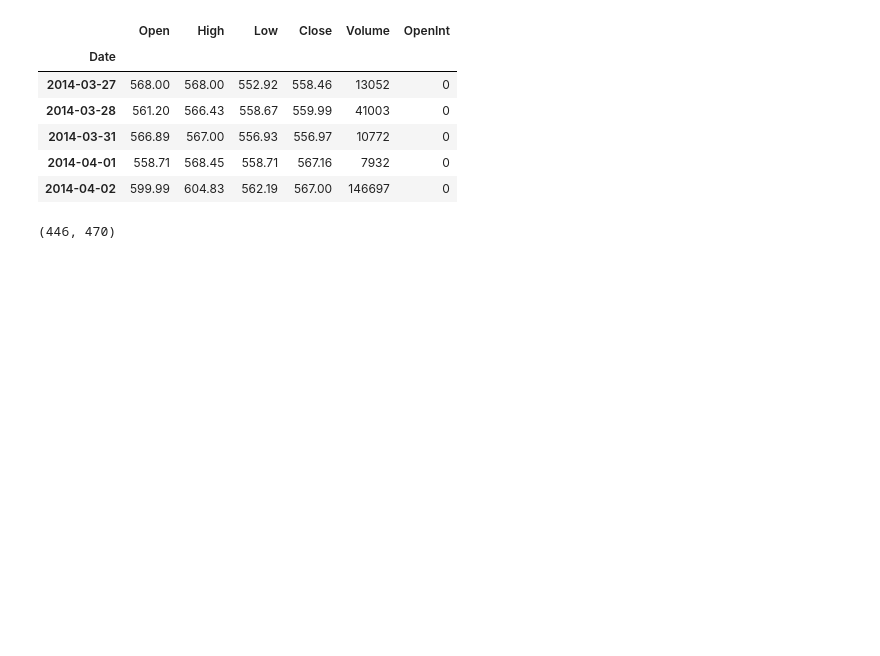
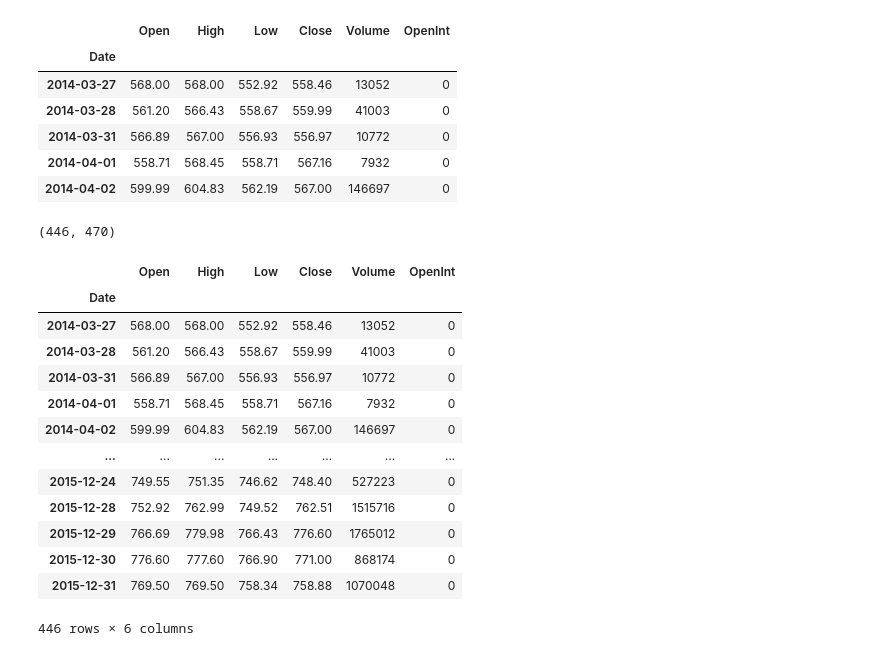
Before and after one commit to kkh9198/Kaggle-Study, a Jupyter notebook: Deep Reinforcement Learning on Stock Data/Deep Reinforcement Learning on Stock Data.ipynb, the cells around one changed output. Drawn from its saved outputs; the diff is of its cells as text; code cells hidden in the pictures; blank space fills up the shorter version.

```diff
--- a/Deep Reinforcement Learning on Stock Data/Deep Reinforcement Learning on Stock Data.ipynb
+++ b/Deep Reinforcement Learning on Stock Data/Deep Reinforcement Learning on Stock Data.ipynb
@@ -68,6 +68,23 @@ test=data[date_split:]
 len(train), len(test)
 # %% [output]
 (446, 470)
+# %%
+train
+# %% [output]
+|  | Open | High | Low | Close | Volume | OpenInt |
+| Date |  |  |  |  |  |  |
+| 2014-03-27 | 568.00 | 568.00 | 552.92 | 558.46 | 13052 | 0 |
+| 2014-03-28 | 561.20 | 566.43 | 558.67 | 559.99 | 41003 | 0 |
+| 2014-03-31 | 566.89 | 567.00 | 556.93 | 556.97 | 10772 | 0 |
+| 2014-04-01 | 558.71 | 568.45 | 558.71 | 567.16 | 7932 | 0 |
+| 2014-04-02 | 599.99 | 604.83 | 562.19 | 567.00 | 146697 | 0 |
+| ... | ... | ... | ... | ... | ... | ... |
+| 2015-12-24 | 749.55 | 751.35 | 746.62 | 748.40 | 527223 | 0 |
+| 2015-12-28 | 752.92 | 762.99 | 749.52 | 762.51 | 1515716 | 0 |
+| 2015-12-29 | 766.69 | 779.98 | 766.43 | 776.60 | 1765012 | 0 |
+| 2015-12-30 | 776.60 | 777.60 | 766.90 | 771.00 | 868174 | 0 |
+| 2015-12-31 | 769.50 | 769.50 | 758.34 | 758.88 | 1070048 | 0 |
+446 rows × 6 columns
 # %%
 #트레인셋 테스트셋 분리기준 데이터를 한번에 차트화하는 함수
 def plot_train_test(train, test, date_split):
```
Also changed, not shown: parts of 9 cells of this notebook.
